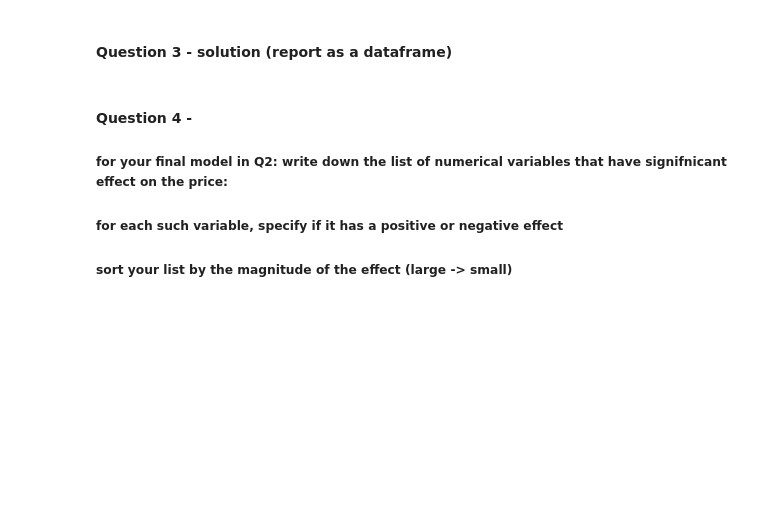
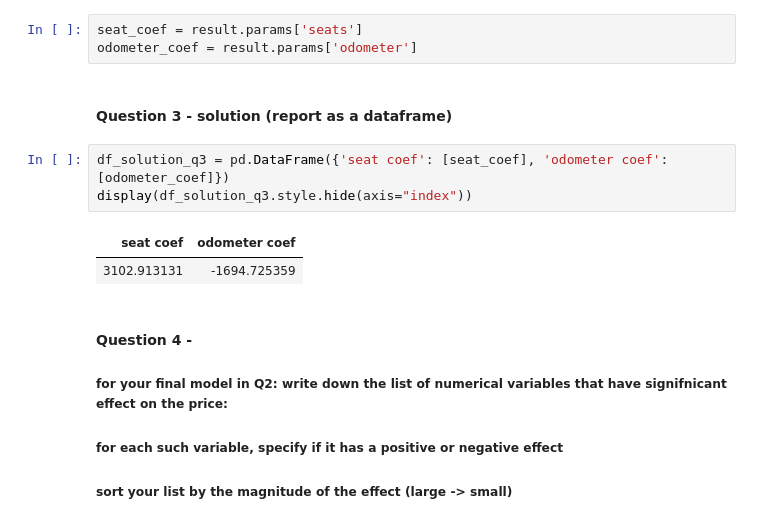
Before and after one commit to IshayM-git/assignment2_322815341_212362594, a Jupyter notebook: assignment2-task1.ipynb, the cells around one changed output. Cells and saved outputs as stored; diff of their text form; blank space fills up the shorter version.

```diff
--- a/assignment2-task1.ipynb
+++ b/assignment2-task1.ipynb
@@ -81,8 +155,17 @@ clean_df_encoded
 #### Question 3 -
 ##### (1) what amount is added to a vehicle price with each additional seat?
 ##### (2) what amount is added to a vehicle price with each additional unit of odometer?
+# %%
+seat_coef = result.params['seats']
+odometer_coef = result.params['odometer']
 # %% [markdown]
 #### Question 3 - solution (report as a dataframe)
+# %%
+df_solution_q3 = pd.DataFrame({'seat coef': [seat_coef], 'odometer coef': [odometer_coef]})
+display(df_solution_q3.style.hide(axis="index"))
+# %% [output]
+| seat coef | odometer coef |
+| 3102.913131 | -1694.725359 |
 # %% [markdown]
 #### Question 4 -
 ##### for your final model in Q2: write down the list of **numerical** variables that have signifnicant effect on the price:
```
Also changed, not shown: parts of 6 cells of this notebook.
